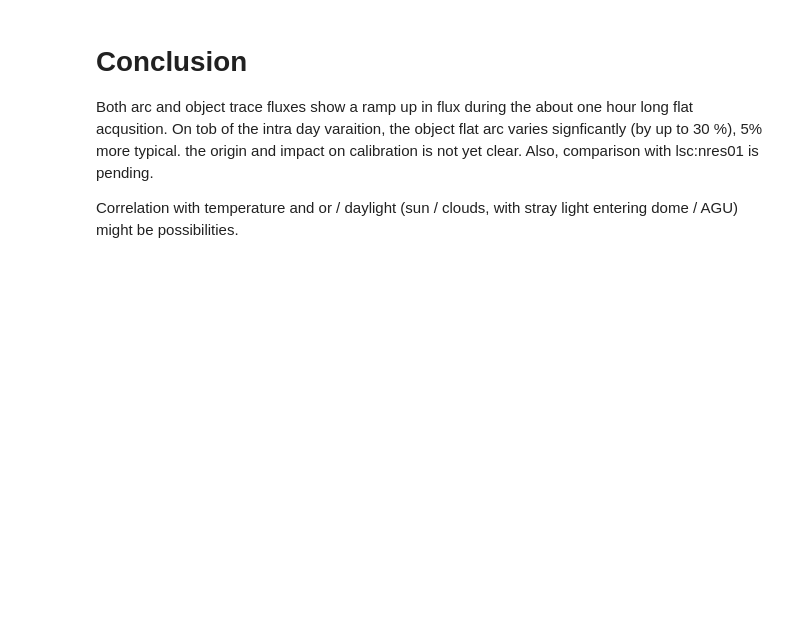
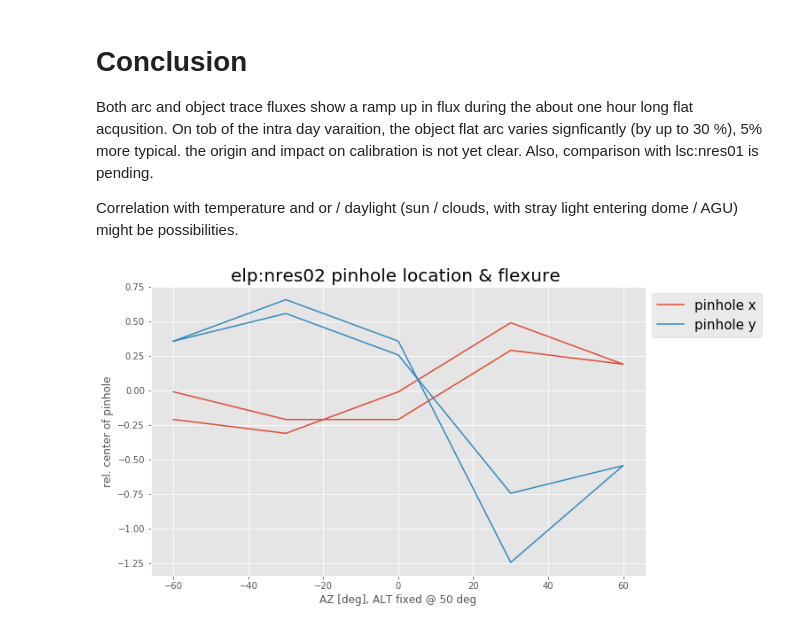
Before and after one commit to drhaz/lco_nresAnalysis, a Jupyter notebook: flatStability/FlatFieldThroughputStability.ipynb, the cells around one changed output. Cells and saved outputs as stored; diff of their text form; code cells hidden in the pictures; blank space fills up the shorter version.

```diff
--- a/flatStability/FlatFieldThroughputStability.ipynb
+++ b/flatStability/FlatFieldThroughputStability.ipynb
@@ -154,0 +239,12 @@ Correlation with temperature and or / daylight (sun / clouds, with stray light e
+# %%
+data = np.genfromtxt ('elpflex.txt', unpack=True)
+
+plt.plot (data[0],data[1] - np.mean (data[1]), label="pinhole x")
+plt.plot (data[0],data[2] - np.mean (data[2]), label="pinhole y")
+lgd = plt.legend(bbox_to_anchor=(1, 1), loc='upper left', ncol=1,  fontsize=15)
+plt.xlabel ('AZ [deg], ALT fixed @ 50 deg')
+plt.ylabel ('rel. center of pinhole')
+plt.title  ('elp:nres02 pinhole location & flexure ', fontsize=20)
+plt.savefig ("nres_elp_flexure_AZ.png", box_extra_artists=(lgd,), bbox_inches="tight", dpi=300)
+# %% [output]
+[figure, added]
```
Also changed, not shown: parts of 7 cells of this notebook, 1 other file.
